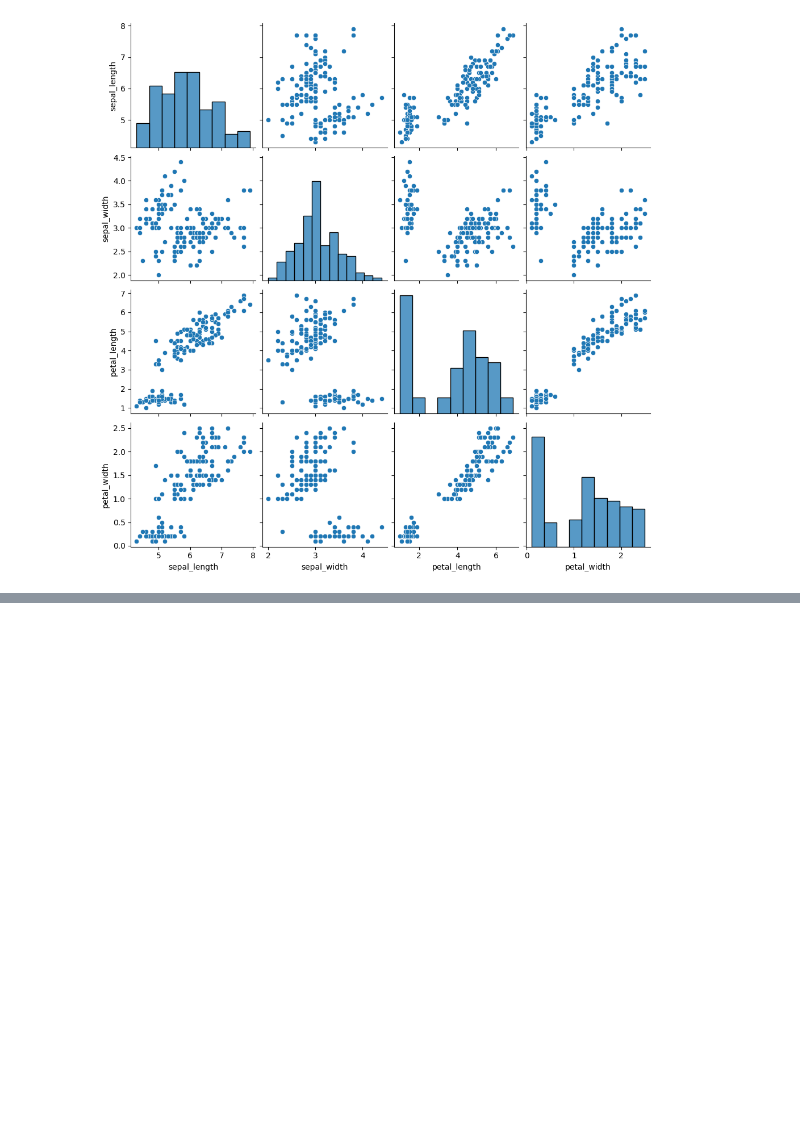
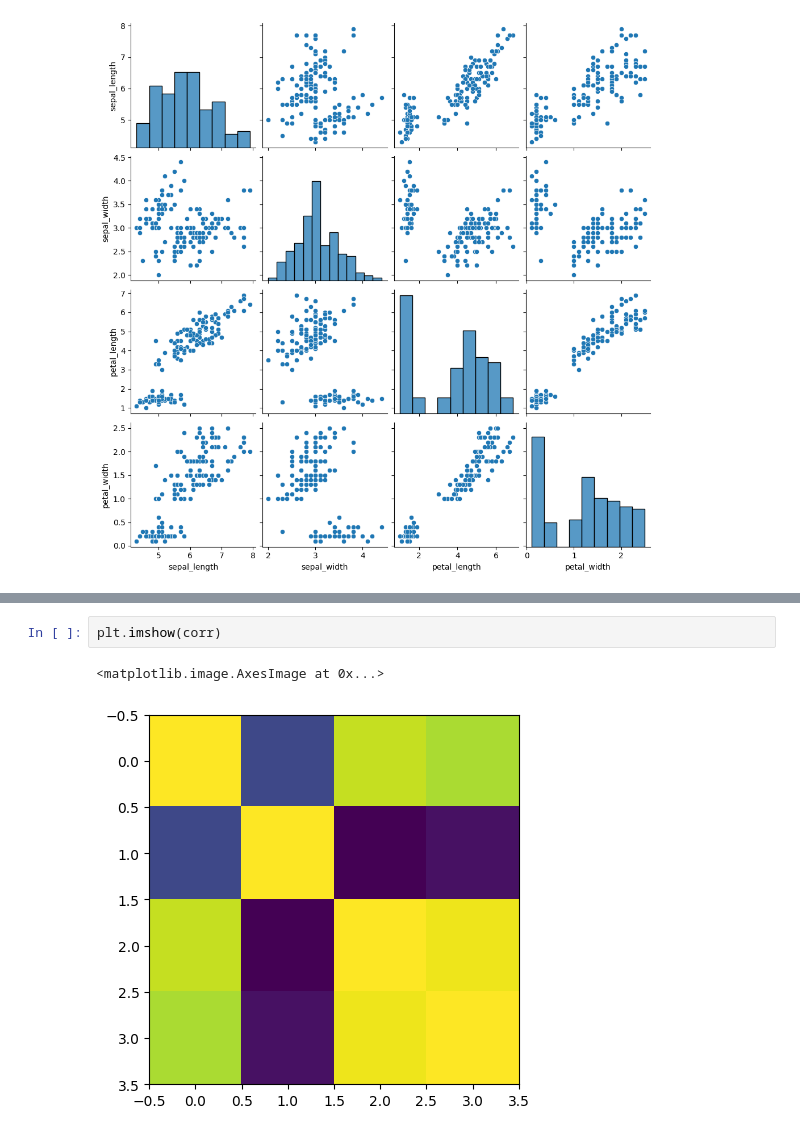
Before and after one commit to Aditya16032004/Data--Visualization, a Jupyter notebook: Data_visualization2.ipynb, the cells around one changed output, grey strips where cells are left out. Cells and saved outputs as stored; diff of their text form; blank space fills up the shorter version.

```diff
--- a/Data_visualization2.ipynb
+++ b/Data_visualization2.ipynb
@@ -34,0 +75,5 @@ sns.pairplot(data=iris)
+# %%
+plt.imshow(corr)
+# %% [output]
+<matplotlib.image.AxesImage at 0x...>
+[figure, added]
```
Also changed, not shown: parts of 8 cells of this notebook.
